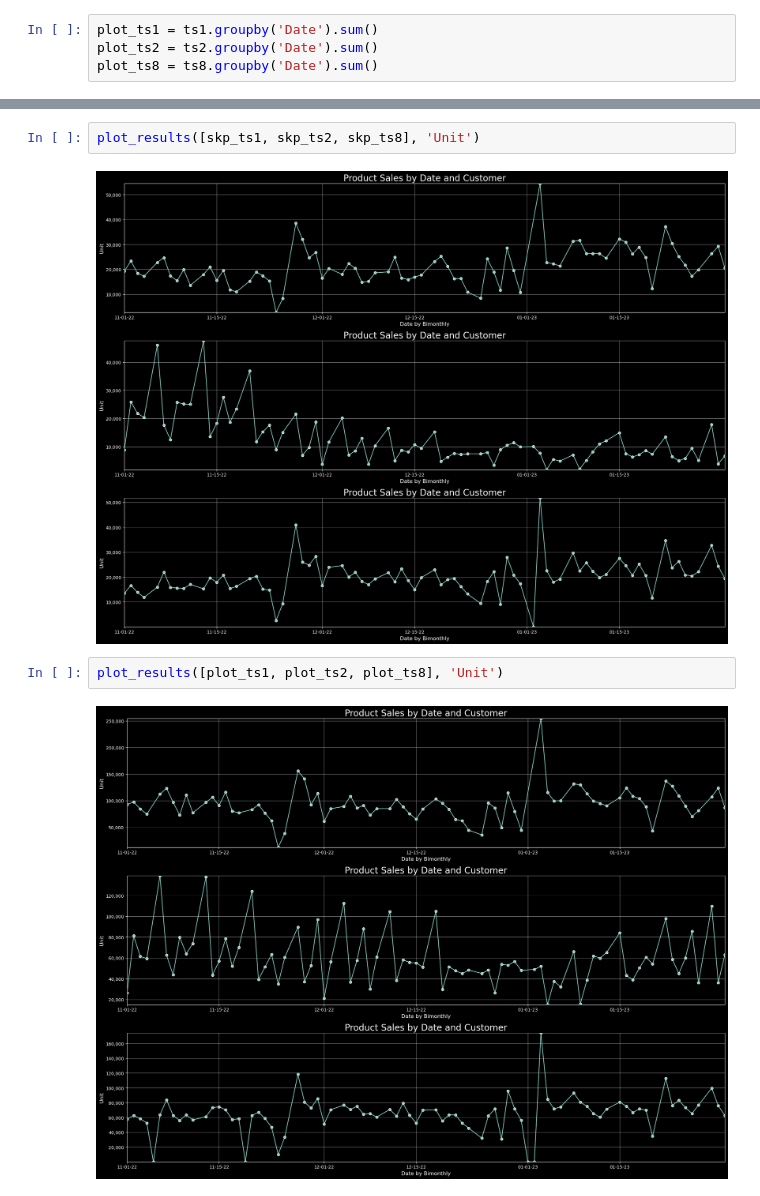
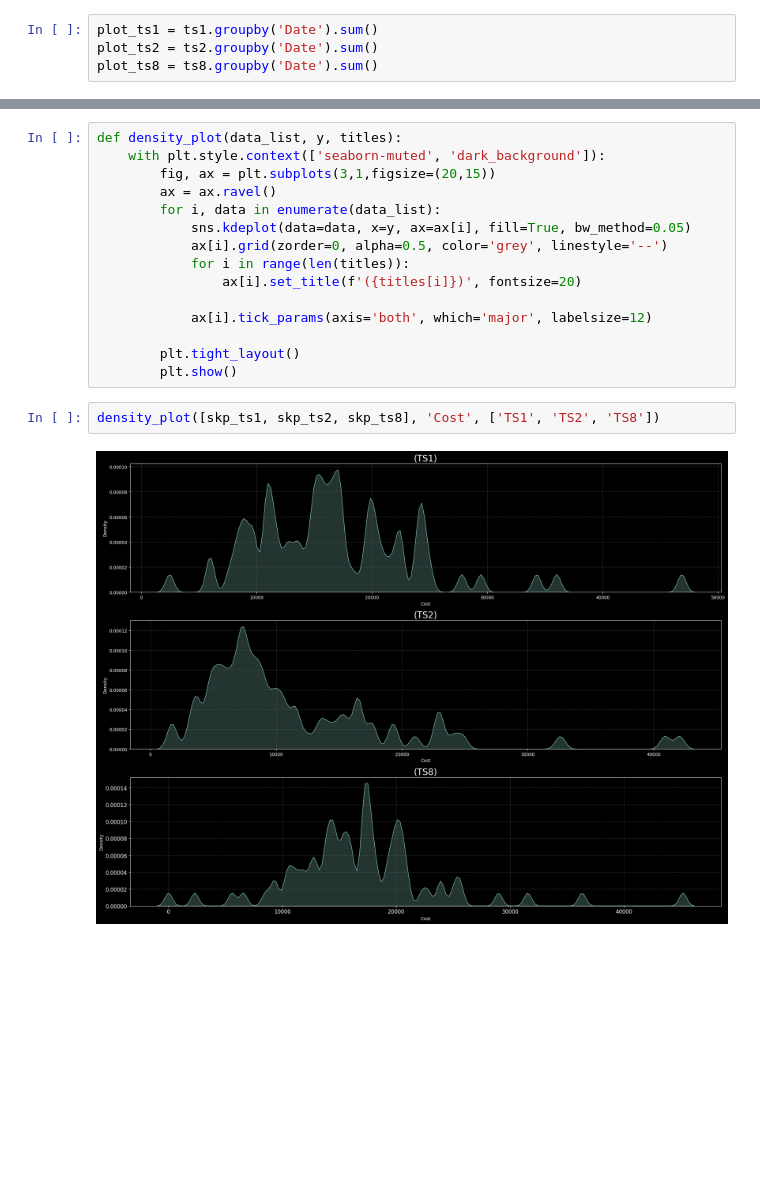
Before and after one commit to zeekwired/Tristate, a Jupyter notebook: TS2 Sales Prediction/Tristate Parts Sold.ipynb, the cells around one changed output, grey strips where cells are left out. Saved outputs shown, nothing was run; the diff lists cells and outputs as text; blank space fills up the shorter version.

```diff
--- a/TS2 Sales Prediction/Tristate Parts Sold.ipynb
+++ b/TS2 Sales Prediction/Tristate Parts Sold.ipynb
@@ -174,8 +181,19 @@ plot_results([plot_ts1, plot_ts2, plot_ts8], 'Cost')
+# %%
+def density_plot(data_list, y, titles):
+    with plt.style.context(['seaborn-muted', 'dark_background']):
+        fig, ax = plt.subplots(3,1,figsize=(20,15))
+        ax = ax.ravel()
+        for i, data in enumerate(data_list):
+            sns.kdeplot(data=data, x=y, ax=ax[i], fill=True, bw_method=0.05)
+            ax[i].grid(zorder=0, alpha=0.5, color='grey', linestyle='--')
+            for i in range(len(titles)):
+                ax[i].set_title(f'({titles[i]})', fontsize=20)
+
+            ax[i].tick_params(axis='both', which='major', labelsize=12)
+
+        plt.tight_layout()
+        plt.show()
 # %%
-plot_results([skp_ts1, skp_ts2, skp_ts8], 'Unit')
+density_plot([skp_ts1, skp_ts2, skp_ts8], 'Cost', ['TS1', 'TS2', 'TS8'])
 # %% [output]
-[figure, old version]
+[figure, new version]
-# %%
-plot_results([plot_ts1, plot_ts2, plot_ts8], 'Unit')
-# %% [output]
-[figure, removed]
```
Also changed, not shown: parts of 5 cells of this notebook, 1 other file.
